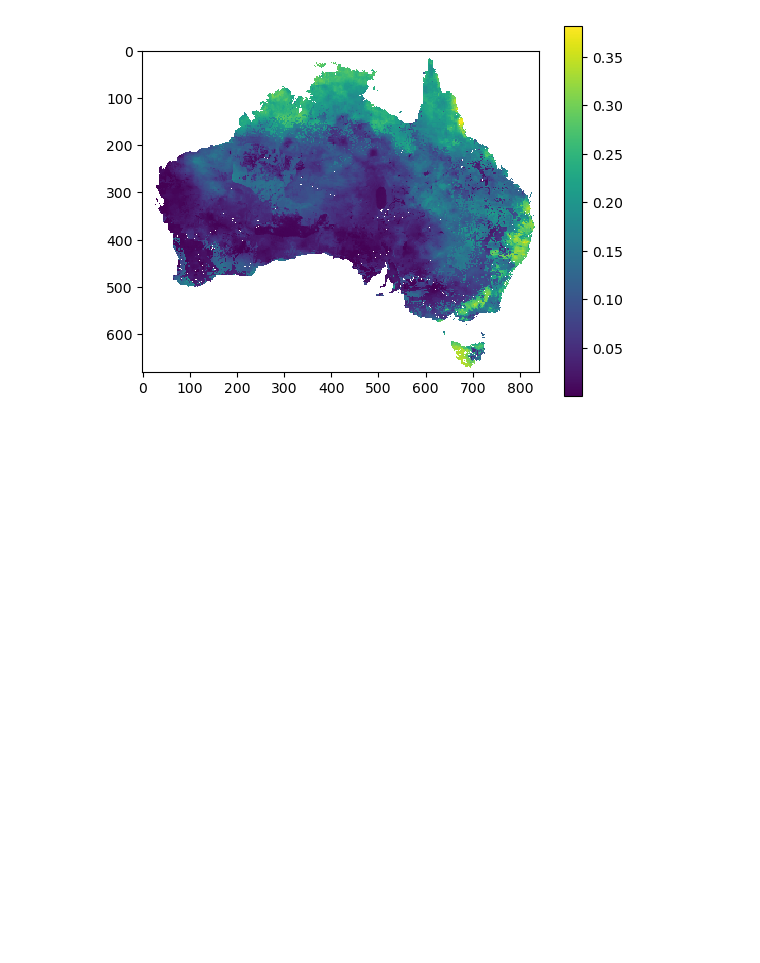
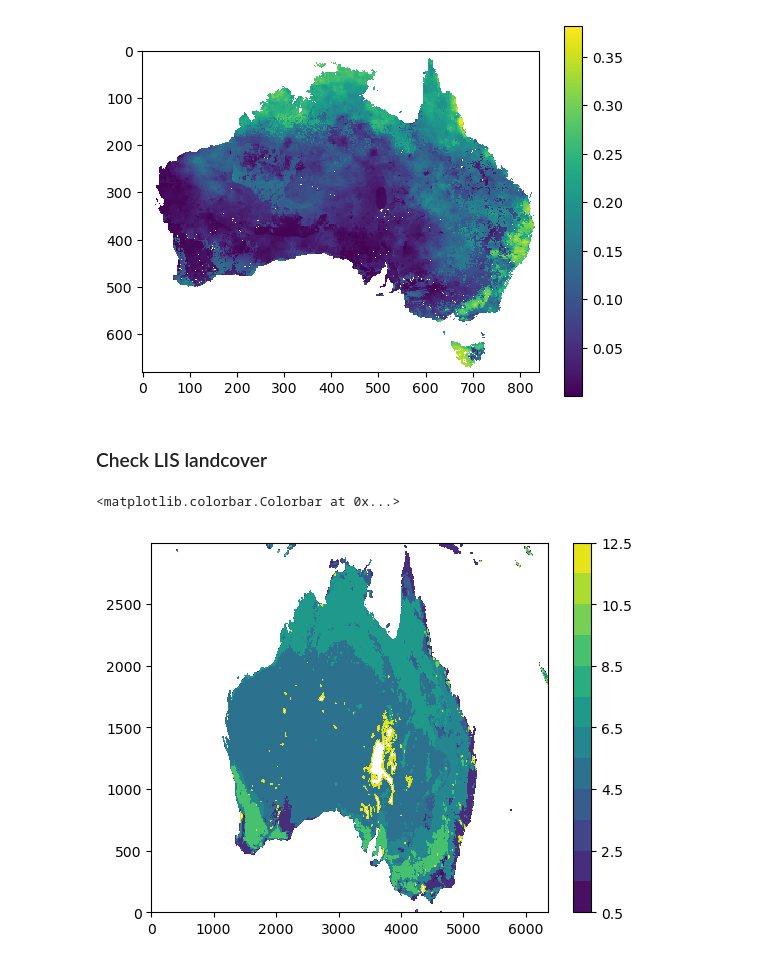
Before and after one commit to bibivking/Land_Drought_Rainfall, a Jupyter notebook: process_for_CABLE/Check_landinfo.ipynb, the cells around one changed output. Drawn from its saved outputs; the diff is of its cells as text; code cells hidden in the pictures; blank space fills up the shorter version.

```diff
--- a/process_for_CABLE/Check_landinfo.ipynb
+++ b/process_for_CABLE/Check_landinfo.ipynb
@@ -50,3 +52,25 @@ np.min(SM_tmp)
 # %% [output]
 1.065433e-06
 [figure]
+# %% [markdown]
+### Check LIS landcover
+# %%
+LC_file        = "/g/data/w97/mm3972/scripts/Land_Drought_Rainfall/process_for_CABLE/for_LIS_WRF/NCAR_AU_MODIS_land_cover_dataset.nc"
+LC_file_python = "/g/data/w97/mm3972/scripts/Land_Drought_Rainfall/process_for_CABLE/for_LIS_WRF/NCAR_AU_MODIS_land_cover_dataset_python_process.nc"
+LC_file_orig   = "/g/data/w97/mm3972/data/MODIS/MODIS_landcover/var_landcover_only/MCD12Q1.061_landcover_clim_PFT_5km.nc"
+# %%
+f_LC   = nc.Dataset(LC_file,'r')
+LC     = f_LC.variables['Landcover'][2015:5015,28143:34500]
+
+f_LC_P   = nc.Dataset(LC_file_python,'r')
+LC_P     = f_LC_P.variables['Landcover'][2015:5015,28143:35000]
+
+f_LC_O   = nc.Dataset(LC_file_orig,'r')
+LC_O     = f_LC_O.variables['LC'][:,:]
+# %%
+levels = [0.5,1.5,2.5,3.5,4.5,5.5,6.5,7.5,8.5,9.5,10.5,11.5,12.5]
+plt.contourf(LC,levels=levels)
+plt.colorbar()
+# %% [output]
+<matplotlib.colorbar.Colorbar at 0x...>
+[figure, added]
```
Also changed, not shown: parts of 2 cells of this notebook, 33 other files.
